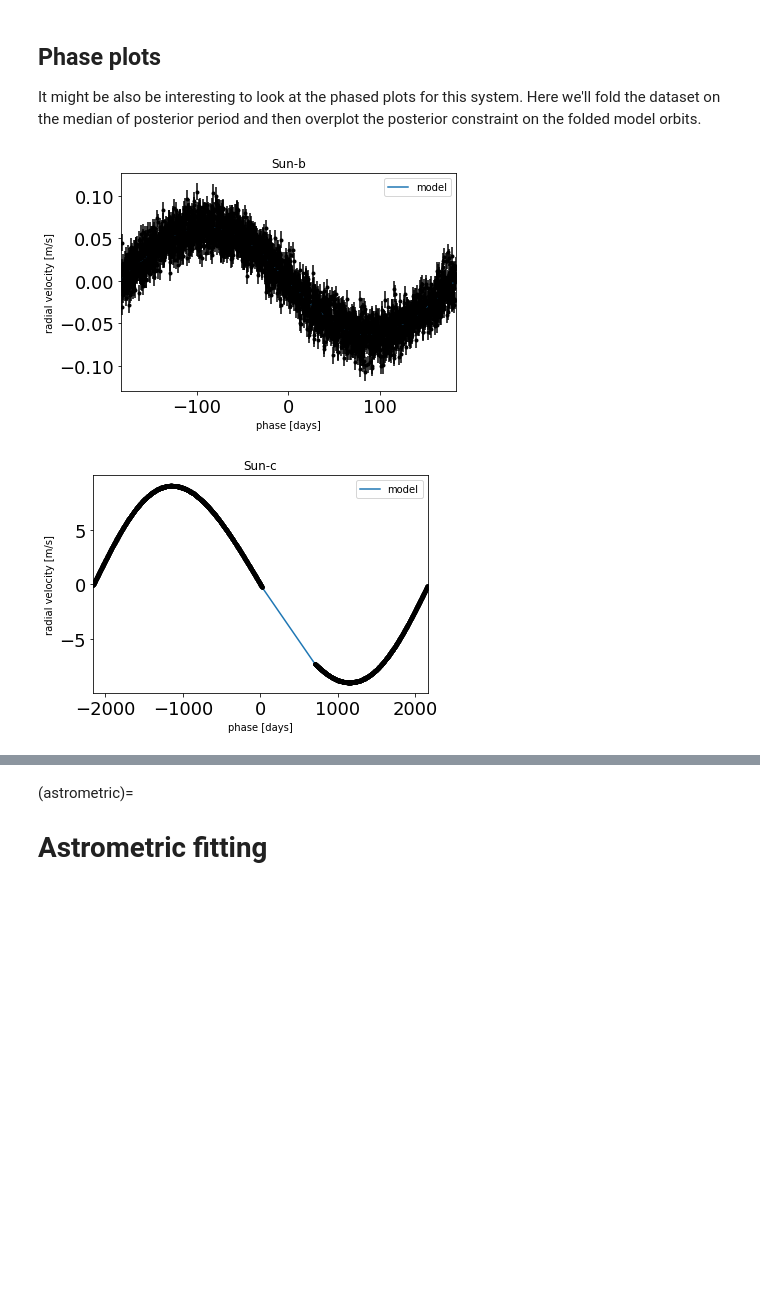
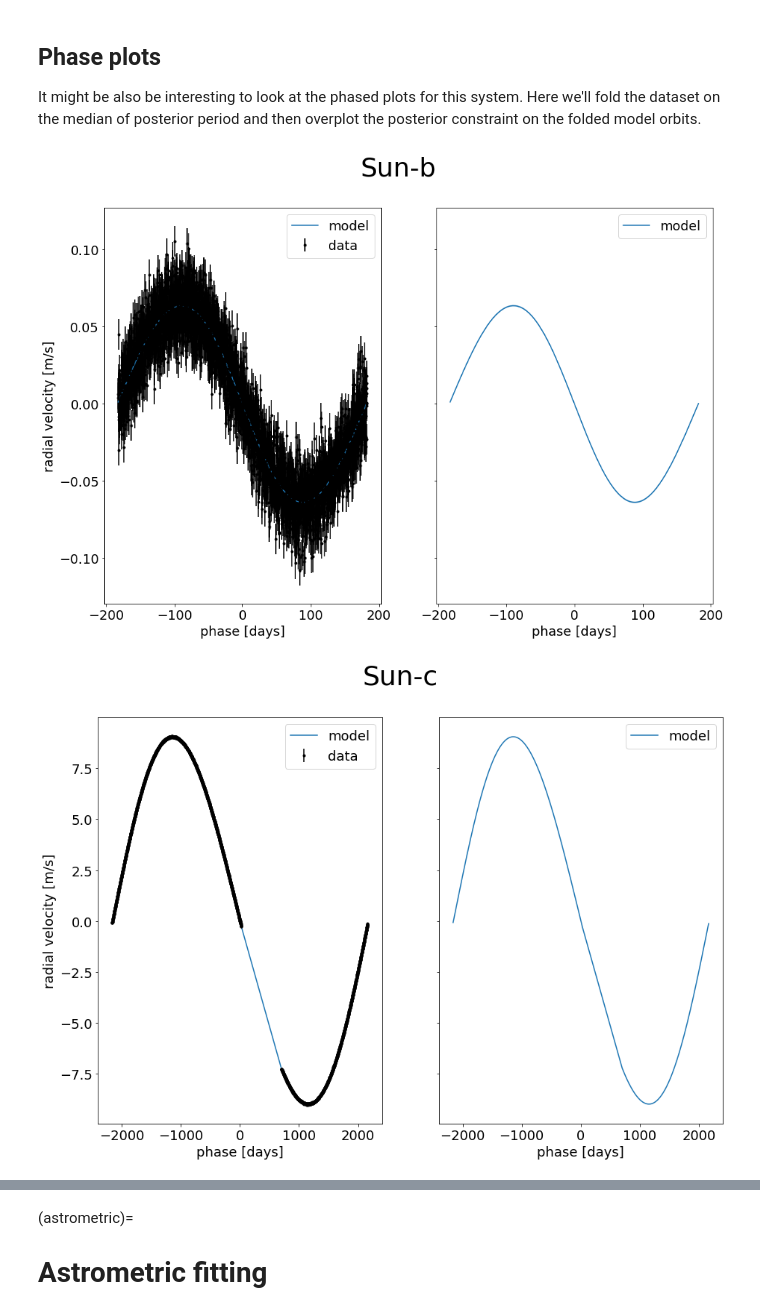
Before and after one commit to dyahalomi/roman_astrometry, a Jupyter notebook: Code/rv_EJ.ipynb, the cells around one changed output, grey strips where cells are left out. Drawn from its saved outputs; the diff is of its cells as text; code cells hidden in the pictures; blank space fills up the shorter version.

```diff
--- a/Code/rv_EJ.ipynb
+++ b/Code/rv_EJ.ipynb
@@ -154,7 +154,7 @@ We will have a sense of the periods of the planets, so we can use the `exoplanet
 periods = [365.3, 4327.5]
 period_errs = [1, 5]
 t0s = [2454115.58958191, 2457740.80985712]
-t0_errs = [5, 5]
+t0_errs = [10, 10]
 Ks = xo.estimate_semi_amplitude(periods, x_rv, y_rv, y_rv_err, t0s=t0s)
 print(Ks, "m/s")
 # %% [output]
@@ -194,7 +194,7 @@ with pm.Model() as model:
     P = pm.Deterministic("P", tt.exp(logP))
 
     # Wide log-normal prior for semi-amplitude
-    logK = pm.Normal("logK", mu=np.log(Ks), sd=2.0, shape=2, testval=np.log(Ks))
+    logK = pm.Normal("logK", mu=np.log(Ks), sd=5.0, shape=2, testval=np.log(Ks))
 
     K = pm.Deterministic("K", tt.exp(logK))
 
@@ -390,45 +425,62 @@ It might be also be interesting to look at the phased plots for this system.
 Here we'll fold the dataset on the median of posterior period and then overplot the posterior constraint on the folded model orbits.
 # %%
 for n, letter in enumerate("bc"):
-    plt.figure()
+    fig, ax = plt.subplots(1,2, figsize = [15,10], sharey=True)
+    ax0, ax1 = ax[0], ax[1]
 
     # Get the posterior median orbital parameters
     p = np.median(trace.posterior["P"].values[:, :, n])
     t0 = np.median(trace.posterior["t0"].values[:, :, n])
 
     # Compute the median of posterior estimate the other planet. Then we can remove
     # this from the data to plot just the planet we care about.
     other = np.median(
         trace.posterior["vrad"].values[:, :, :, (n + 1) % 2], axis=(0, 1)
     )
 
     # Plot the folded data
     x_fold = (x_rv - t0 + 0.5 * p) % p - 0.5 * p
-    plt.errorbar(x_fold, y_rv - other, yerr=y_rv_err, fmt=".k")
+    ax0.errorbar(x_fold, y_rv - other, yerr=y_rv_err, fmt=".k", label = "data")
 
     # Compute the posterior prediction for the folded RV model for this
     # planet
     t_fold = (t - t0 + 0.5 * p) % p - 0.5 * p
     inds = np.argsort(t_fold)
     pred = np.percentile(
         trace.posterior["vrad_pred"].values[:, :, inds, n],
         [16, 50, 84],
         axis=(0, 1),
     )
-    plt.plot(t_fold[inds], pred[1], color="C0", label="model")
-    art = plt.fill_between(
+    ax0.plot(t_fold[inds], pred[1], color="C0", label="model")
+    art = ax0.fill_between(
         t_fold[inds], pred[0], pred[2], color="C0", alpha=0.3
     )
     art.set_edgecolor("none")
 
-    plt.legend(fontsize=10)
+
+
+
+
+
+    ax1.plot(t_fold[inds], pred[1], color="C0", label="model")
+    art = ax1.fill_between(
+        t_fold[inds], pred[0], pred[2], color="C0", alpha=0.3
+    )
+    art.set_edgecolor("none")
+
+    ax0.legend(fontsize=18)
+    ax1.legend(fontsize=18)
     plt.xlim(-0.5 * p, 0.5 * p)
-    plt.xlabel("phase [days]")
-    plt.ylabel("radial velocity [m/s]")
-    plt.title("Sun-{0}".format(letter))
+    ax0.set_xlabel("phase [days]", fontsize=18)
+    ax1.set_xlabel("phase [days]", fontsize=18)
+    ax0.set_ylabel("radial velocity [m/s]", fontsize=18)
+    ax0.set_ylabel("radial velocity [m/s]", fontsize=18)
+    ax0.set_xlim(-p/1.8, p/1.8)
+    ax1.set_xlim(-p/1.8, p/1.8)
+    fig.suptitle("Sun-{0}".format(letter), fontsize=36)
 # %% [output]
-[figure, old version]
+[figure, new version]
-[figure, old version]
+[figure, new version]
 # %%
 parameters = ["P", "K", "ecc", "omega", "t0"]
 param_medians = {}
```
Also changed, not shown: parts of 19 cells of this notebook.
